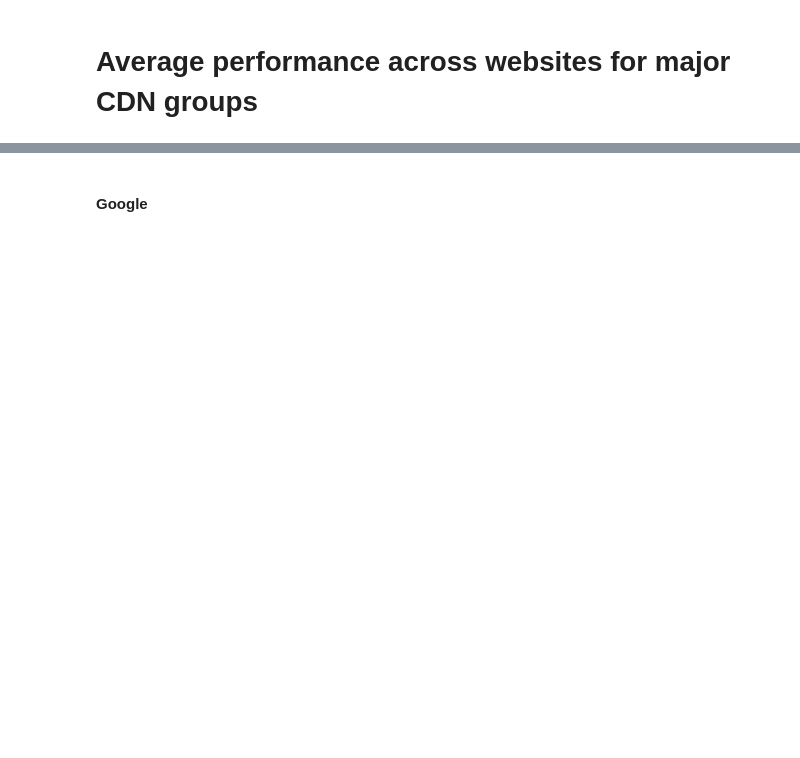
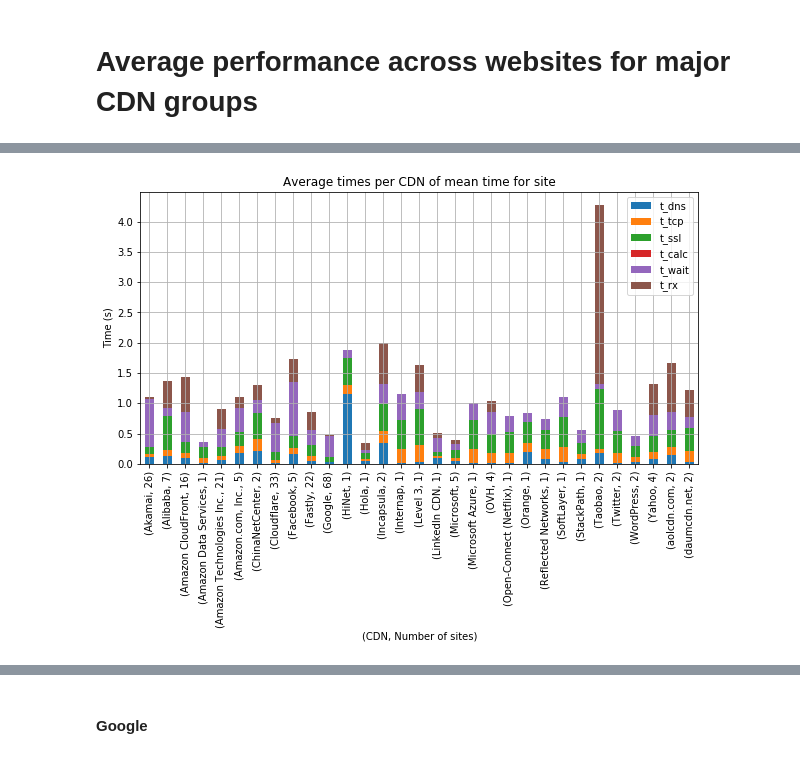
Before and after one commit to shahifaqeer/cdn-analysis, a Jupyter notebook: Analysis-Timing.ipynb, the cells around one changed output, grey strips where cells are left out. Cells and saved outputs as stored; diff of their text form; code cells hidden in the pictures; blank space fills up the shorter version.

```diff
--- a/Analysis-Timing.ipynb
+++ b/Analysis-Timing.ipynb
@@ -500,4 +649,4 @@ for indx in range(0,len(df),stp):
 # %%
 #df_avg_time['site']=df_avg_time.index.map(rank_to_site)
 
-result = df_avg_time.merge(df_asn_cdn, left_index=True, on='rank', how='left')
+result = df_avg_time.merge(df_cdn, left_index=True, on='rank', how='left')
@@ -544,5 +653,2 @@ def group_cdn_names_wider(cdn):
-# %%
-result['cdn_group'] = result['cdn'].apply(group_cdn_names)
-result['cdn_group_wide'] = result['cdn'].apply(group_cdn_names_wider)
 # %%
 result.head()
@@ -578,0 +677,8 @@ df_cdn_perf.head()
+# %%
+gp = result.groupby(['cdn_all'])
+cdn_group_cnt = gp['rank'].count().sort_values(ascending=False)
+# %%
+df_cdn_perf = gp[t_cols].mean()
+df_cdn_perf['count'] = gp['site'].count()
+df_cdn_perf['cdn_grouped'] = df_cdn_perf.index.map(cdn_to_cdn_group)
+df_cdn_perf.head()
@@ -578,0 +693,12 @@ df_cdn_perf.head()
+# %%
+df = df_cdn_perf[ (df_cdn_perf['count']>1) |
+                 (df_cdn_perf['cdn_grouped']!="UNKNOWN CDN URL") ].reset_index().set_index(["cdn_all", "count"])
+
+ax = df[['t_dns', 't_tcp', 't_ssl', 't_calc', 't_wait', 't_rx']].plot.bar(stacked=True,figsize=(10,5))
+ax.set_xlabel("(CDN, Number of sites)")
+ax.set_ylabel("Time (s)")
+ax.set_title("Average times per CDN of mean time for site")
+ax.grid(True)
+plt.savefig('results/stacked_calc_times_per_cdn')
+# %% [output]
+[figure, added]
```
Also changed, not shown: parts of 84 cells of this notebook, 1 other file.
